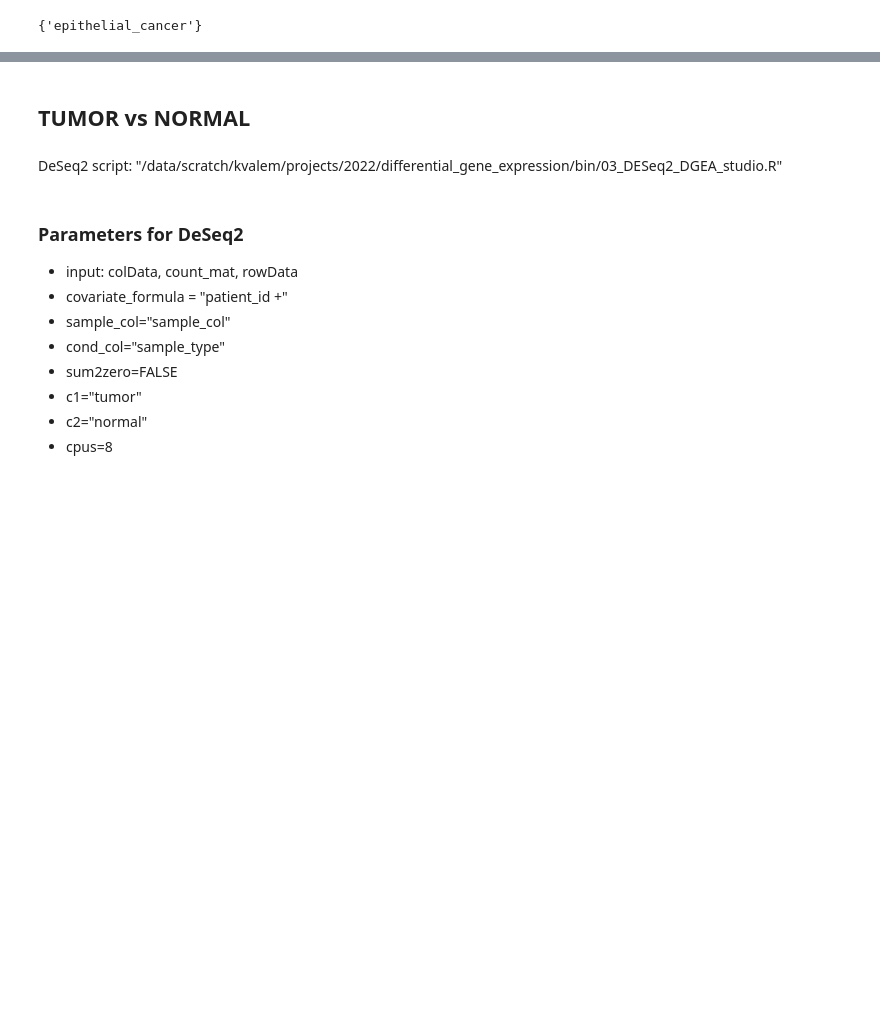
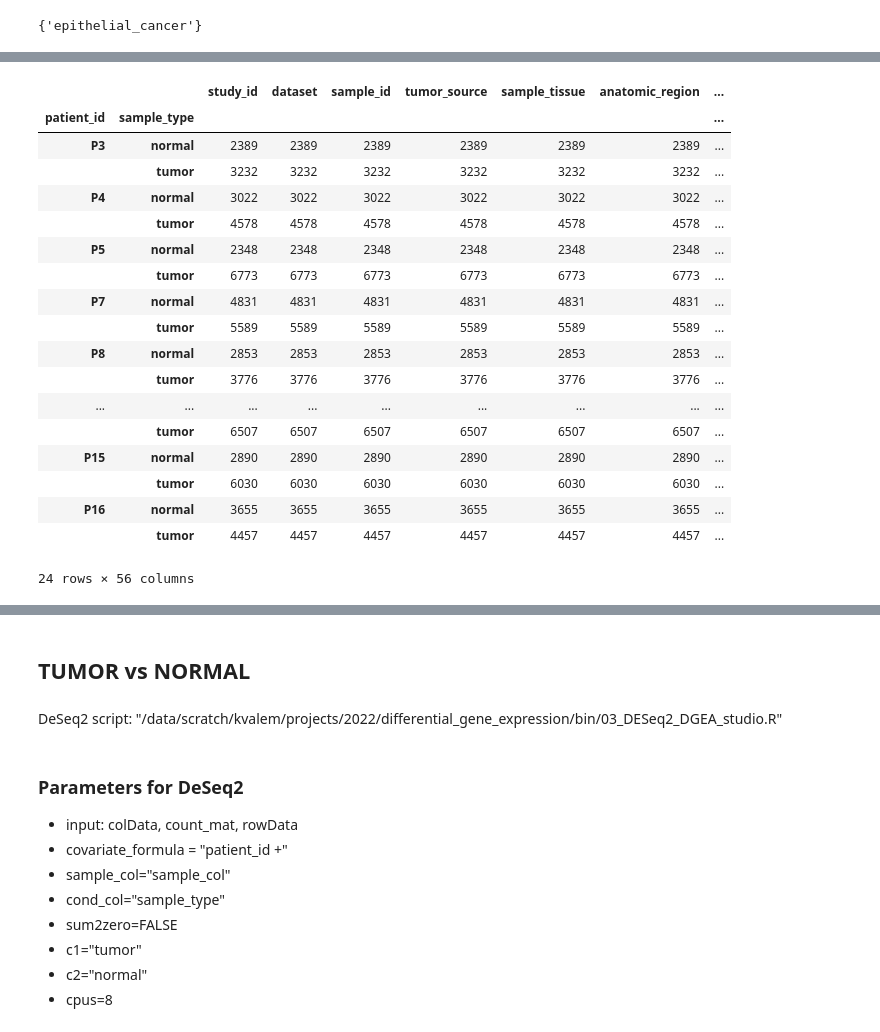
Before and after one commit to ErikaKvalem/crc_atlas_circos_plot, a Jupyter notebook: 02-scripts/005_liana.ipynb, the cells around one changed output, grey strips where cells are left out. Saved outputs shown, nothing was run; the diff lists cells and outputs as text; code cells hidden in the pictures; blank space fills up the shorter version.

```diff
--- a/02-scripts/005_liana.ipynb
+++ b/02-scripts/005_liana.ipynb
@@ -26,4 +26,4 @@ please provide us feedback at https://github.com/pandas-dev/pandas/issues/54466
 ## Define paths
 # %%
 # Core atlas
-adata =sc.read_h5ad("/data/projects/2022/CRCA/results/v1/artifacts/build_atlas/adata_tumor_strat_PB.h5ad")
+adata =sc.read_h5ad("/data/projects/2022/CRCA/results/v1/final/mui_innsbruck-adata.h5ad")
@@ -58,7 +122,7 @@ elif comparison=="tumor_normal":
 # %%
 ## Filter adata for sample_type only tumor & normal
 adata = adata[adata.obs.sample_type.isin(["tumor","normal"])]
-adata = adata[adata.obs.cell_type.isin(["Epithelial","Cancer cell"])]
+#adata = adata[adata.obs.cell_type_middle.isin(["Epithelial cell","Cancer cell"])]
 # %%
 adata.obs["cell_type_new"] =  "epithelial_cancer"
 # %%
@@ -70,2 +144,24 @@ adata_original = adata.copy()
+# %%
+adata.obs.groupby(["patient_id", "sample_type"]).count()
+# %% [output]
+|  |  | study_id | dataset | sample_id | tumor_source | sample_tissue | anatomic_region | ... |
+| patient_id | sample_type |  |  |  |  |  |  | ... |
+| P3 | normal | 2389 | 2389 | 2389 | 2389 | 2389 | 2389 | ... |
+|  | tumor | 3232 | 3232 | 3232 | 3232 | 3232 | 3232 | ... |
+| P4 | normal | 3022 | 3022 | 3022 | 3022 | 3022 | 3022 | ... |
+|  | tumor | 4578 | 4578 | 4578 | 4578 | 4578 | 4578 | ... |
+| P5 | normal | 2348 | 2348 | 2348 | 2348 | 2348 | 2348 | ... |
+|  | tumor | 6773 | 6773 | 6773 | 6773 | 6773 | 6773 | ... |
+| P7 | normal | 4831 | 4831 | 4831 | 4831 | 4831 | 4831 | ... |
+|  | tumor | 5589 | 5589 | 5589 | 5589 | 5589 | 5589 | ... |
+| P8 | normal | 2853 | 2853 | 2853 | 2853 | 2853 | 2853 | ... |
+|  | tumor | 3776 | 3776 | 3776 | 3776 | 3776 | 3776 | ... |
+| ... | ... | ... | ... | ... | ... | ... | ... | ... |
+|  | tumor | 6507 | 6507 | 6507 | 6507 | 6507 | 6507 | ... |
+| P15 | normal | 2890 | 2890 | 2890 | 2890 | 2890 | 2890 | ... |
+|  | tumor | 6030 | 6030 | 6030 | 6030 | 6030 | 6030 | ... |
+| P16 | normal | 3655 | 3655 | 3655 | 3655 | 3655 | 3655 | ... |
+|  | tumor | 4457 | 4457 | 4457 | 4457 | 4457 | 4457 | ... |
+24 rows × 56 columns
 # %%
 ## Filter adata to have paired samples only
```
Also changed, not shown: parts of 32 cells of this notebook.
